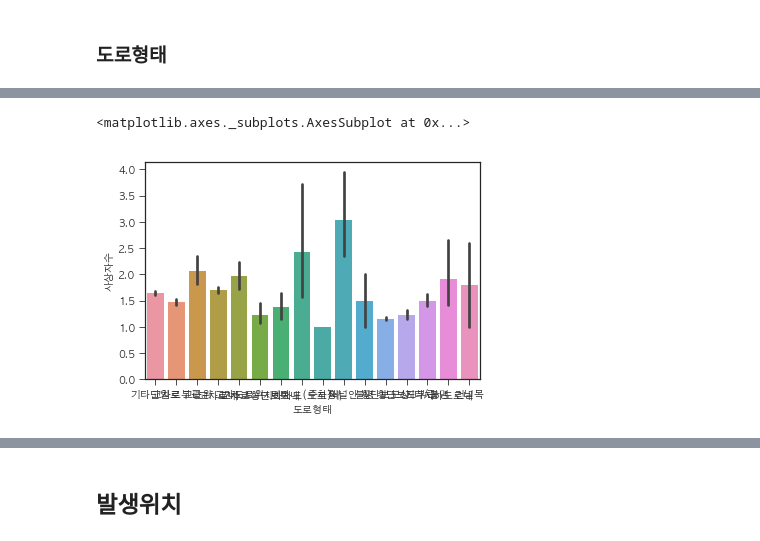
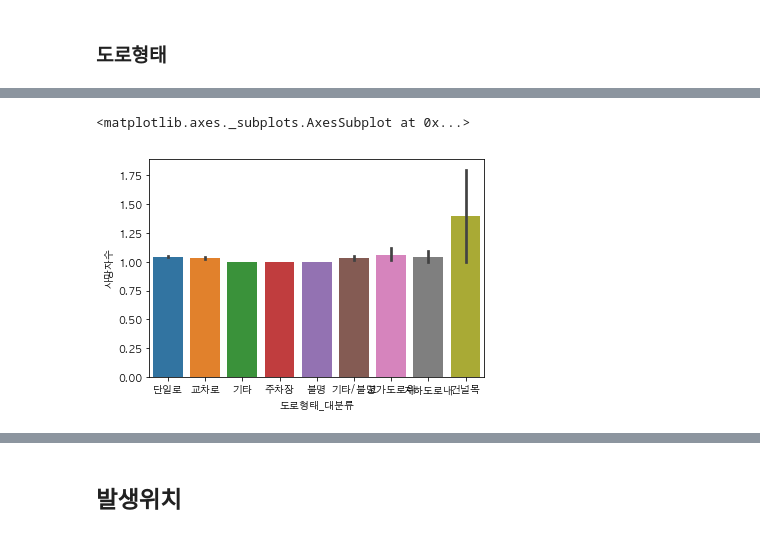
Before and after one commit to willthd/Data-Science, a Jupyter notebook: dataChallenge/dataChellenge.ipynb, the cells around one changed output, grey strips where cells are left out. Cells and saved outputs as stored; diff of their text form; code cells hidden in the pictures.

```diff
--- a/dataChallenge/dataChellenge.ipynb
+++ b/dataChallenge/dataChellenge.ipynb
@@ -170,8 +172,8 @@ sns.countplot(data=train, x="도로형태")
 # %%
-sns.barplot(data=train, x="도로형태", y="사상자수")
+sns.barplot(data=train, x="도로형태_대분류", y="사망자수")
 # %% [output]
 <matplotlib.axes._subplots.AxesSubplot at 0x...>
-[figure, old version]
+[figure, new version]
 # %%
 sns.lmplot(data=train, x="도로형태",  y="사망자수", hue="killed_over_1", fit_reg=False)
 # %% [output]
```
Also changed, not shown: parts of 49 cells of this notebook.
